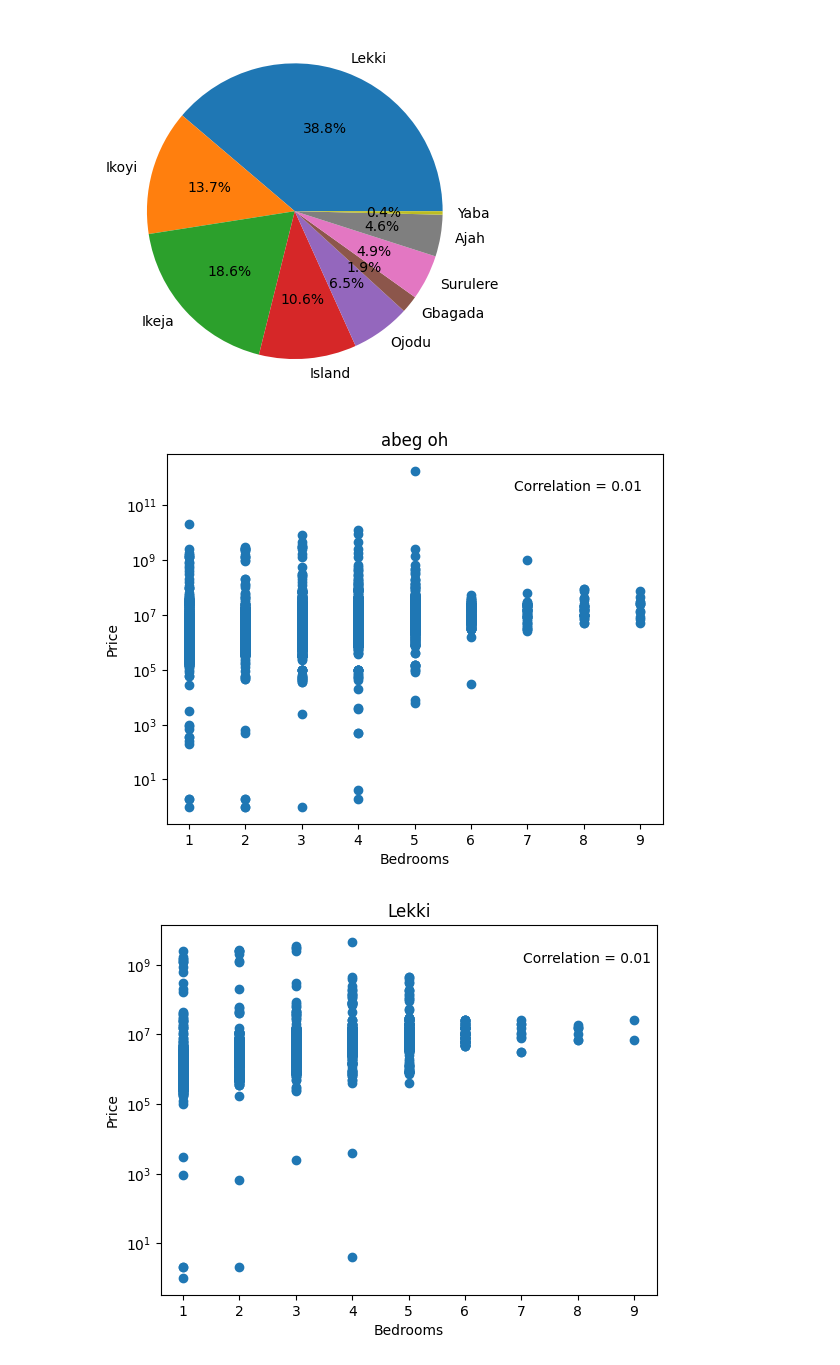
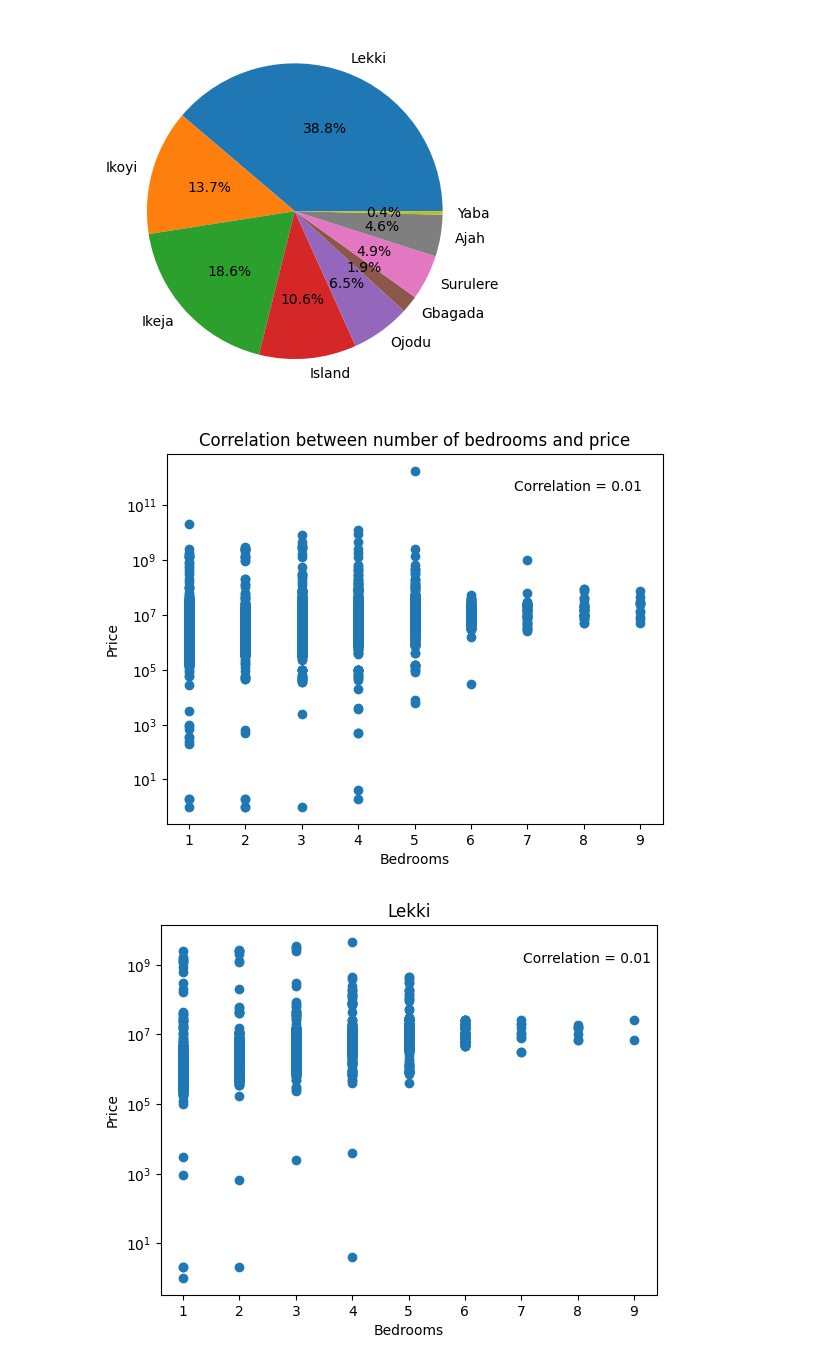
Before and after one commit to goodnessezichioum/LagosRentalAnalysis, a Jupyter notebook: rent_analysis.ipynb, the cells around one changed output. Saved outputs shown, nothing was run; the diff lists cells and outputs as text; code cells hidden in the pictures.

```diff
--- a/rent_analysis.ipynb
+++ b/rent_analysis.ipynb
@@ -157,18 +158,19 @@ plot_available_properties_by_city(df.loc[df.Bedrooms >= 6])
 # %%
 # plot a scatter diagram to see the correlation between the number of bedrooms and the price of the property
 import scipy.stats as stats
 
 plt.scatter(df['Bedrooms'], df['Price'])
 plt.xlabel('Bedrooms')
 plt.ylabel('Price')
 plt.yscale('log')
+plt.title('Correlation between number of bedrooms and price')
 # Calculate Annotate correlation coefficient
 ax = plt.gca()
 r, p = stats.pearsonr(df['Bedrooms'], df['Price'])
 plt.annotate('Correlation = {:.2f}'.format(r), xy=(0.7, 0.9), xycoords=ax.transAxes)
 plt.show()
 # %% [output]
-[figure, old version]
+[figure, new version]
 # %%
 # let's plot the graph based on the location/city
 
```
Also changed, not shown: parts of 5 cells of this notebook.
